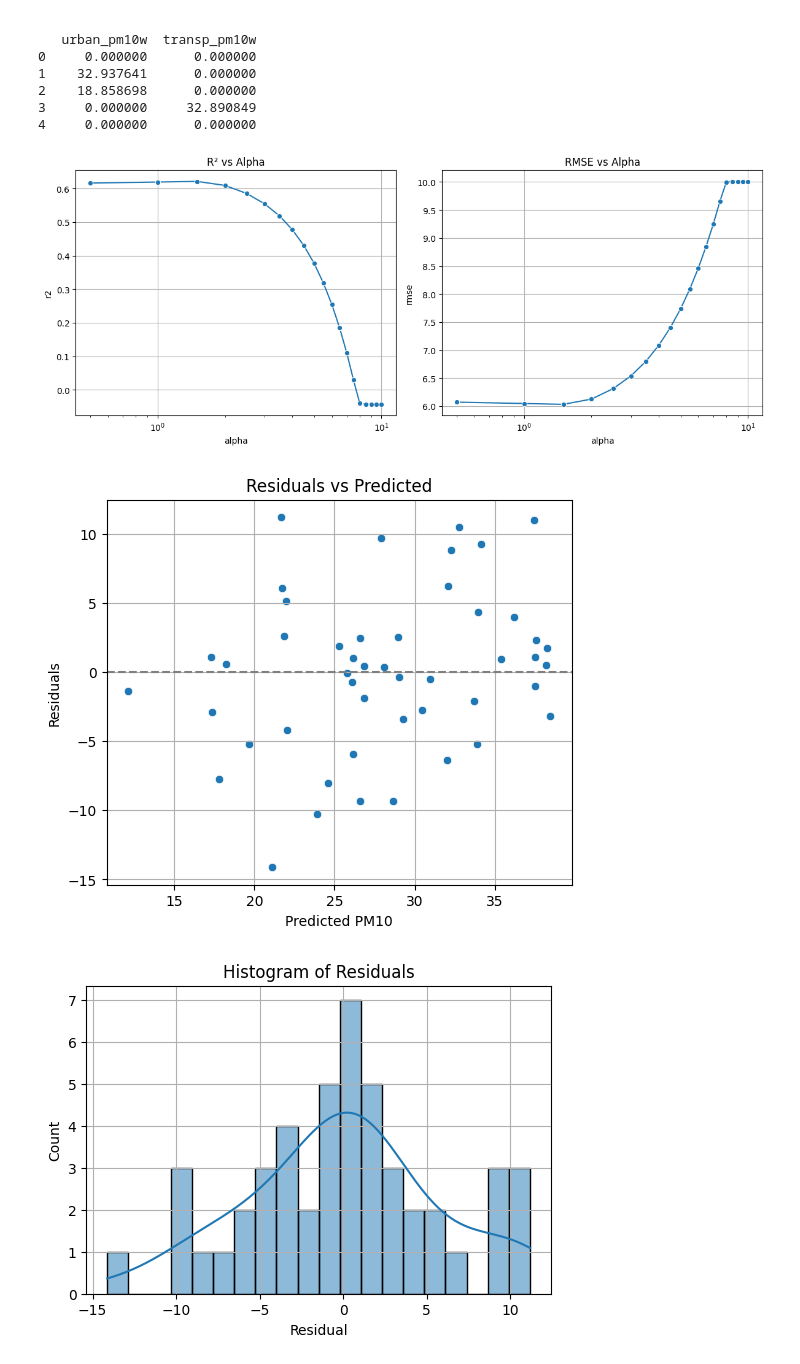
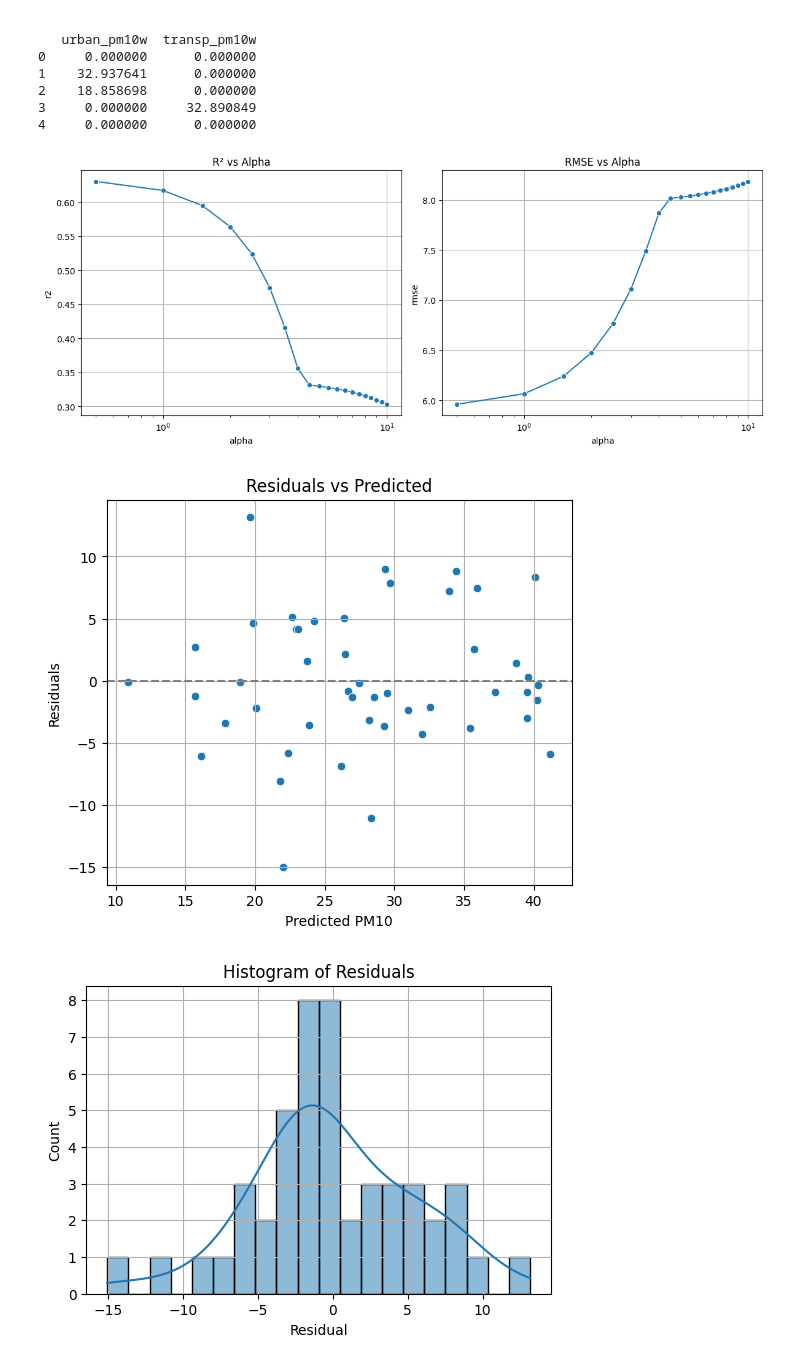
Before and after one commit to FC1104-XX/ProjIntegrador, a Jupyter notebook: lasso.ipynb, the cells around one changed output. Cells and saved outputs as stored; diff of their text form; code cells hidden in the pictures.

Commit message:
lasso changes

```diff
--- a/lasso.ipynb
+++ b/lasso.ipynb
@@ -76,7 +78,13 @@ def full_lasso_diagnostics(X, y, alphas, cv_strategy, feature_names=None, label=
     X = np.asarray(X)
 
     for alpha in alphas:
-        model = make_pipeline(StandardScaler(), Lasso(alpha=alpha, max_iter=10000))
+        model = make_pipeline(
+            ColumnTransformer([
+            ('scale', StandardScaler(), [0]),  # only scale the first column
+            (  'passthrough', 'passthrough', list(range(1, X.shape[1])))  # leave others as-is
+            ]),
+    Lasso(alpha=alpha, max_iter=10000)
+)
         y_true_all, y_pred_all = [], []
 
         for train_idx, test_idx in cv_strategy.split(X):
@@ -104,7 +112,10 @@ def full_lasso_diagnostics(X, y, alphas, cv_strategy, feature_names=None, label=
     best_alpha = best_row["alpha"]
 
     # Fit best model on all data
-    final_model = make_pipeline(StandardScaler(), Lasso(alpha=best_alpha, max_iter=10000))
+    final_model = make_pipeline(ColumnTransformer([
+            ('scale', StandardScaler(), [0]),  # only scale the first column
+            (  'passthrough', 'passthrough', list(range(1, X.shape[1])))  # leave others as-is
+            ]), Lasso(alpha=best_alpha, max_iter=10000))
     final_model.fit(X, y)
     y_pred_full = final_model.predict(X)
     residuals = y - y_pred_full
@@ -169,7 +180,10 @@ def full_lasso_diagnostics(X, y, alphas, cv_strategy, feature_names=None, label=
         coef_matrix = []
         path_alphas = np.arange(0.5, 10.5, 0.5)
         for a in path_alphas:
-            m = make_pipeline(StandardScaler(), Lasso(alpha=a, max_iter=10000))
+            m = make_pipeline(ColumnTransformer([
+            ('scale', StandardScaler(), [0]),  # only scale the first column
+            (  'passthrough', 'passthrough', list(range(1, X.shape[1])))  # leave others as-is
+            ]), Lasso(alpha=a, max_iter=10000))
             m.fit(X, y)
             coef_matrix.append(m.named_steps["lasso"].coef_)
         coef_matrix = np.array(coef_matrix)
@@ -195,7 +209,8 @@ def full_lasso_diagnostics(X, y, alphas, cv_strategy, feature_names=None, label=
         plt.grid(True)
         plt.show()
 
-    print(f"\n📌 Best Alpha: {best_alpha:.2f}")
+    print("Lasso regression (APLICADA AOS DADOS INTEIROS):")
+    print(f"\nBest Alpha: {best_alpha:.2f}")
     print(f"R²:   {r2_score(y, y_pred_full):.3f}")
     print(f"RMSE: {np.sqrt(mean_squared_error(y, y_pred_full)):.3f}")
     print(f"MAE:  {mean_absolute_error(y, y_pred_full):.3f}")
@@ -210,16 +225,25 @@ def full_lasso_diagnostics(X, y, alphas, cv_strategy, feature_names=None, label=
 # %%
 alphas = np.arange(0.5, 10.5, 0.5)
 cv = LeaveOneOut()
+#cv = KFold(n_splits=5, shuffle=True, random_state=42)
 
 result = full_lasso_diagnostics(
     X=X.values,
     y=y.values,
     alphas=alphas,
     cv_strategy=cv,
     feature_names=X.columns,
     plot=True
 )
+
+results_df = result["results_df"]
+best_alpha_row = results_df.sort_values("r2", ascending=False).iloc[0]
+print("Cross-validated (TEST-ONLY) metrics for best alpha:")
+print(f"Alpha: {best_alpha_row['alpha']}")
+print(f"R²:    {best_alpha_row['r2']:.3f}")
+print(f"RMSE:  {best_alpha_row['rmse']:.3f}")
+print(f"MAE:   {best_alpha_row['mae']:.3f}")
 # %% [output]
-[figure, old version]
+[figure, new version]
-[figure, old version]
+[figure, new version]
-[figure, old version]
+[figure, new version]
```
Also changed, not shown: parts of 5 cells of this notebook, 1 other file.
